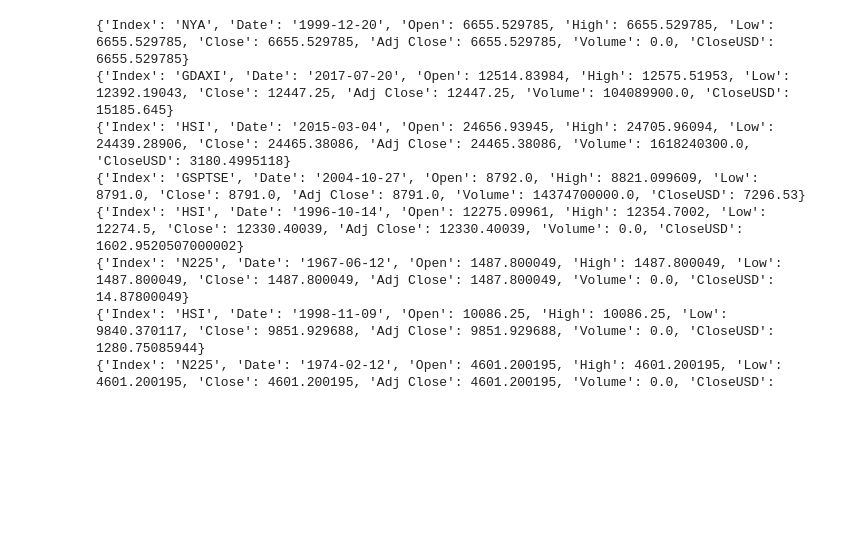
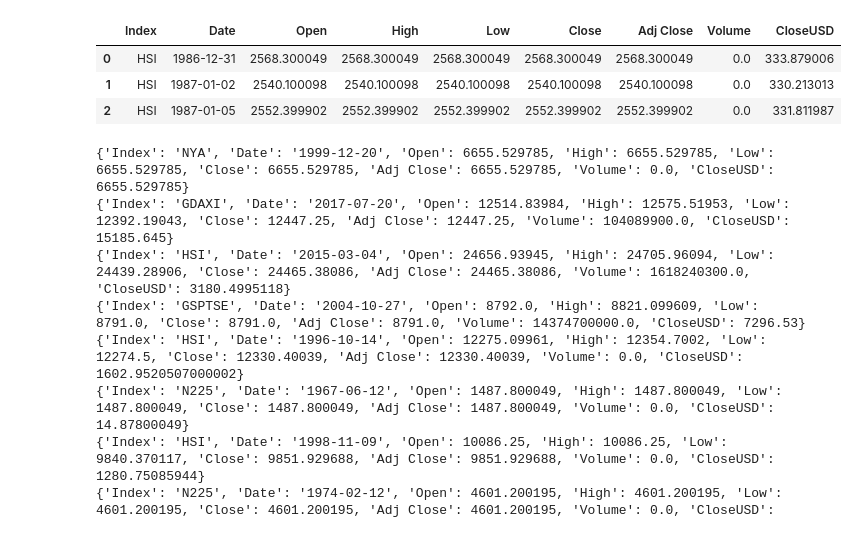
Before and after one commit to lolifmaster/kafka-stock-market, a Jupyter notebook: notebooks/kafkaProducer.ipynb, the cells around one changed output. Cells and saved outputs as stored; diff of their text form; code cells hidden in the pictures; blank space fills up the shorter version.

```diff
--- a/kafkaProducer.ipynb
+++ b/notebooks/kafkaProducer.ipynb
@@ -15,8 +19,13 @@ producer = KafkaProducer(bootstrap_servers=[os.getenv("VM_PUBLIC_IP_ADDRESS")],
 # %%
 # producer.send('demoTest', value={"alger": "hbel hbel"})
 # %%
-df = pd.read_csv('indexProcessed.csv')
+df = pd.read_csv('../data/indexProcessed.csv')
 df.head(3)
+# %% [output]
+|  | Index | Date | Open | High | Low | Close | Adj Close | Volume | CloseUSD |
+| 0 | HSI | 1986-12-31 | 2568.300049 | 2568.300049 | 2568.300049 | 2568.300049 | 2568.300049 | 0.0 | 333.879006 |
+| 1 | HSI | 1987-01-02 | 2540.100098 | 2540.100098 | 2540.100098 | 2540.100098 | 2540.100098 | 0.0 | 330.213013 |
+| 2 | HSI | 1987-01-05 | 2552.399902 | 2552.399902 | 2552.399902 | 2552.399902 | 2552.399902 | 0.0 | 331.811987 |
 # %%
 while True:
     data = df.sample(1).to_dict('records')[0]
```
Also changed, not shown: parts of 2 cells of this notebook, 1 other file.
